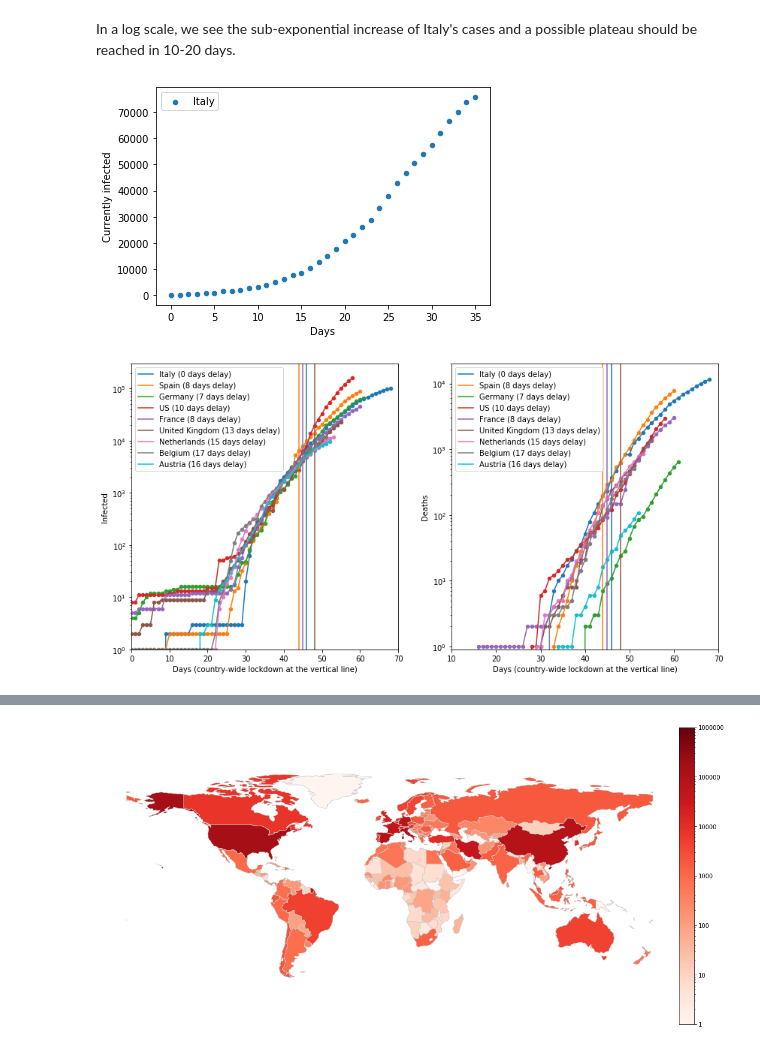
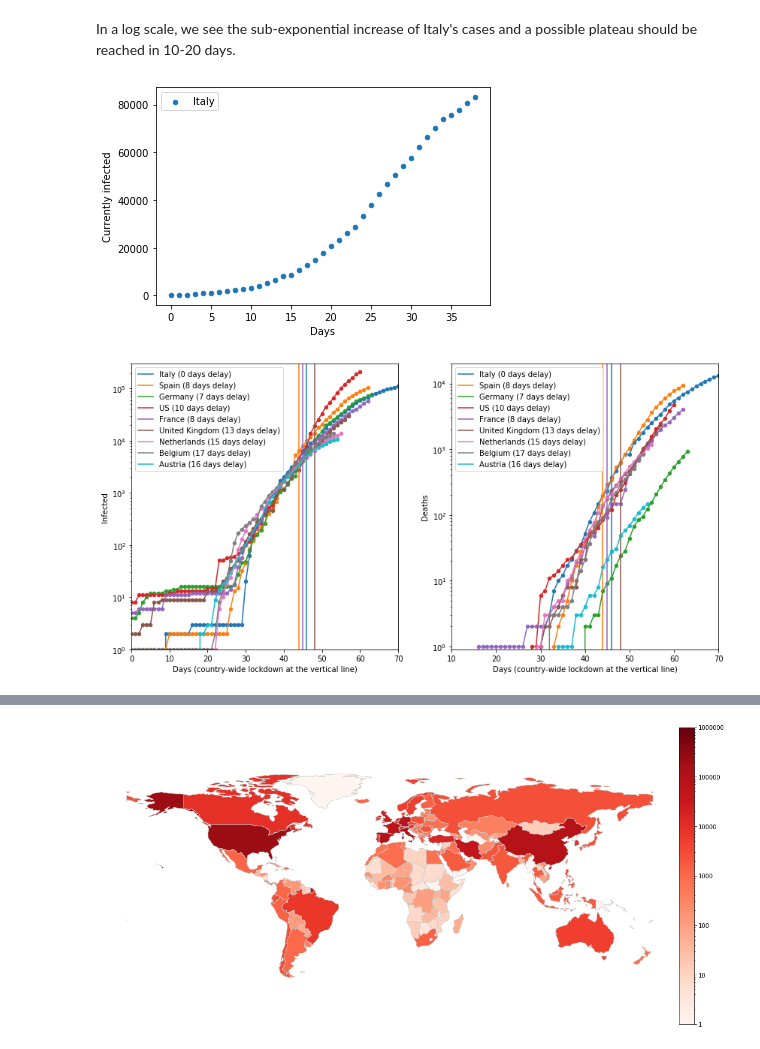
Before and after one commit to giorgionicoletti/COVID-19_preliminary, a Jupyter notebook: analysis.ipynb, the cells around one changed output, grey strips where cells are left out. Drawn from its saved outputs; the diff is of its cells as text; code cells hidden in the pictures.

Commit message:
Data Italy 02-04

```diff
--- a/analysis.ipynb
+++ b/analysis.ipynb
@@ -69,20 +70,20 @@ In a log scale, we see the sub-exponential increase of Italy's cases and a possi
 # %%
 data_it_current = []
 
 url = 'https://raw.githubusercontent.com/pcm-dpc/COVID-19/master/dati-andamento-nazionale/dpc-covid19-ita-andamento-nazionale.csv'
 csv_file = request.urlopen(url).read().decode('utf8').split('\n')
 csv_reader = csv.DictReader(csv_file)
 
 for row in csv_reader:
-    data_it_current.append(int(row['totale_attualmente_positivi']))
+    data_it_current.append(int(row['totale_positivi']))
 
 plt.scatter(days_it, data_it_current, label = 'Italy', s = 20)
 plt.xlabel('Days')
 plt.ylabel('Currently infected')
 plt.legend()
 plt.show()
 # %% [output]
-[figure, old version]
+[figure, new version]
 # %%
 url = 'https://raw.githubusercontent.com/CSSEGISandData/COVID-19/master/csse_covid_19_data/csse_covid_19_time_series/time_series_covid19_confirmed_global.csv'
 
@@ -150,5 +151,5 @@ ax[1].legend(loc = 2)
 plt.savefig('countries.png', dpi = 300, bbox_inches = 'tight')
 plt.show()
 # %% [output]
-[figure, old version]
+[figure, new version]
 # %%
```
Also changed, not shown: parts of 24 cells of this notebook.
